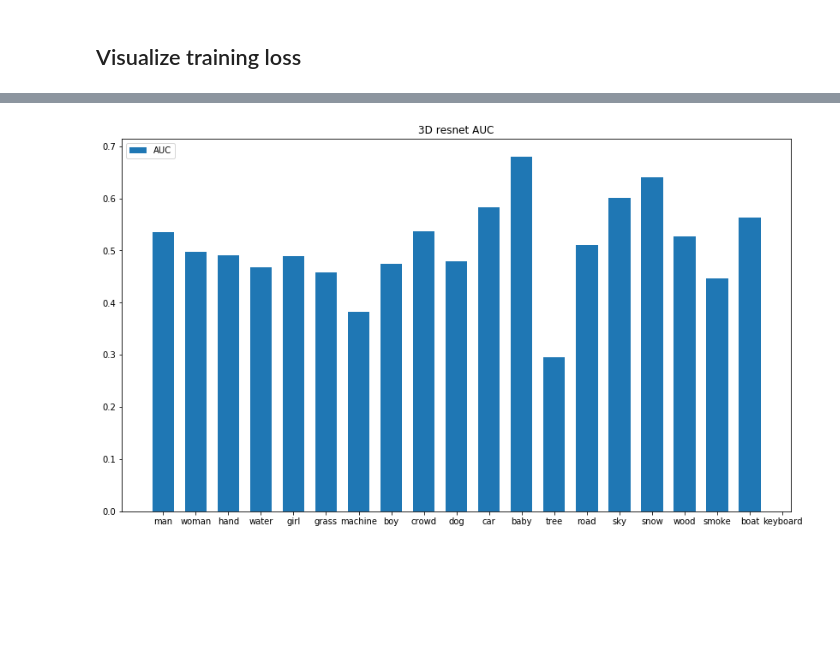
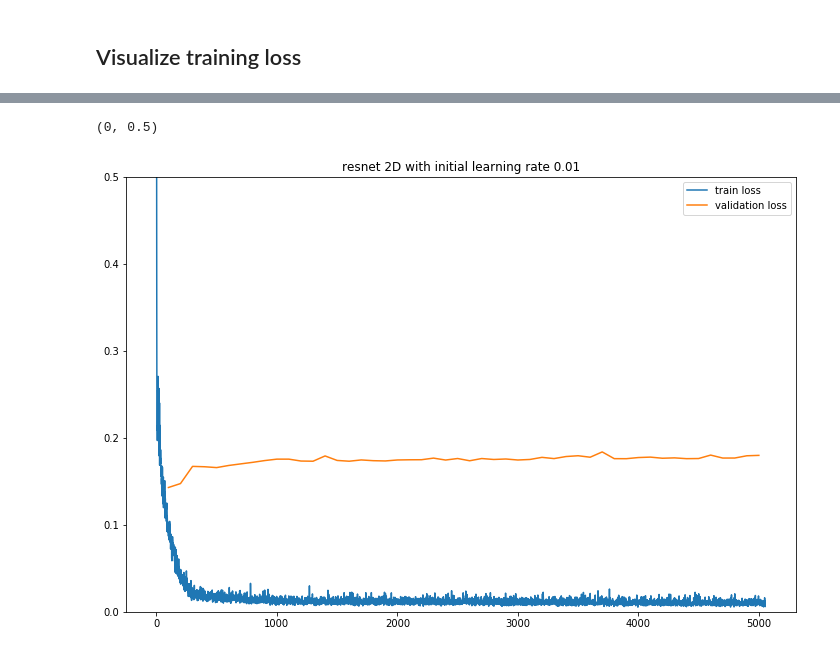
Before and after one commit to bonyuta0204/pytorch-i3d, a Jupyter notebook: notebook/resnet_analysis.ipynb, the cells around one changed output, grey strips where cells are left out. Saved outputs shown, nothing was run; the diff lists cells and outputs as text; code cells hidden in the pictures; blank space fills up the shorter version.

```diff
--- a/notebook/resnet_analysis.ipynb
+++ b/notebook/resnet_analysis.ipynb
@@ -182,12 +55,9 @@ plt.savefig(run_2d_low.figure_file("auc.pdf"))
-# %%
-x = np.arange(len(barplot_3d)) * 1.2
-labels = list(map(lambda d:d[0], barplot_3d))
-auc = np.array(list(map(lambda d:d[1], barplot_3d))).astype(np.float)
-plt.figure(figsize=(14,8))
-plt.bar(x, auc, label="AUC")
-plt.xticks(x,labels)
-plt.legend()
-plt.title("3D resnet AUC")
-plt.savefig(run_3d.figure_file("auc.pdf"))
-# %% [output]
-[figure, removed]
+# %%
+plot_learning_curve(
+    run_2d_low.log_file,
+    run_2d_low.figure_file("learning_curve.pdf"),
+    title="resnet 2D with initial learning rate 0.01")
+plt.ylim(0,0.5)
+# %% [output]
+(0, 0.5)
+[figure, added]
```
Also changed, not shown: parts of 36 cells of this notebook, 21 other files.
